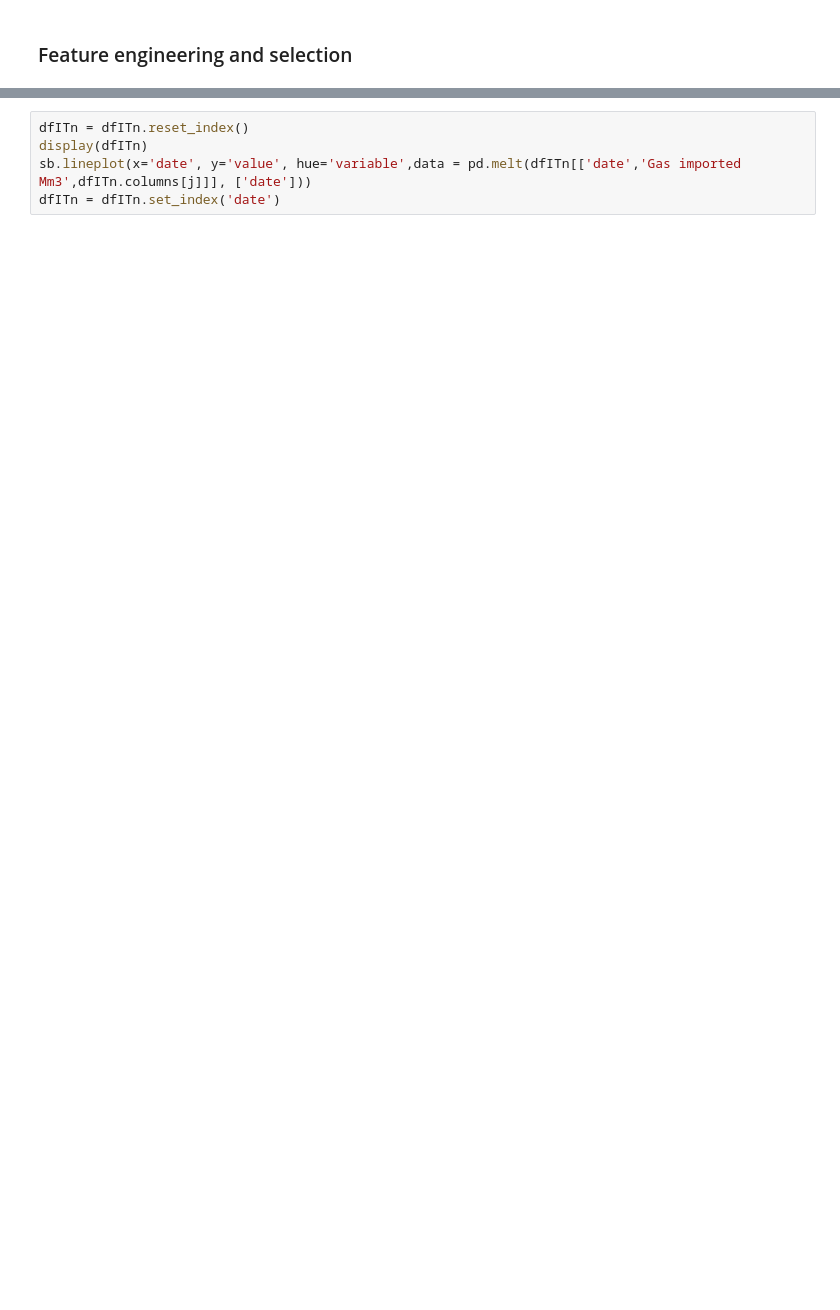
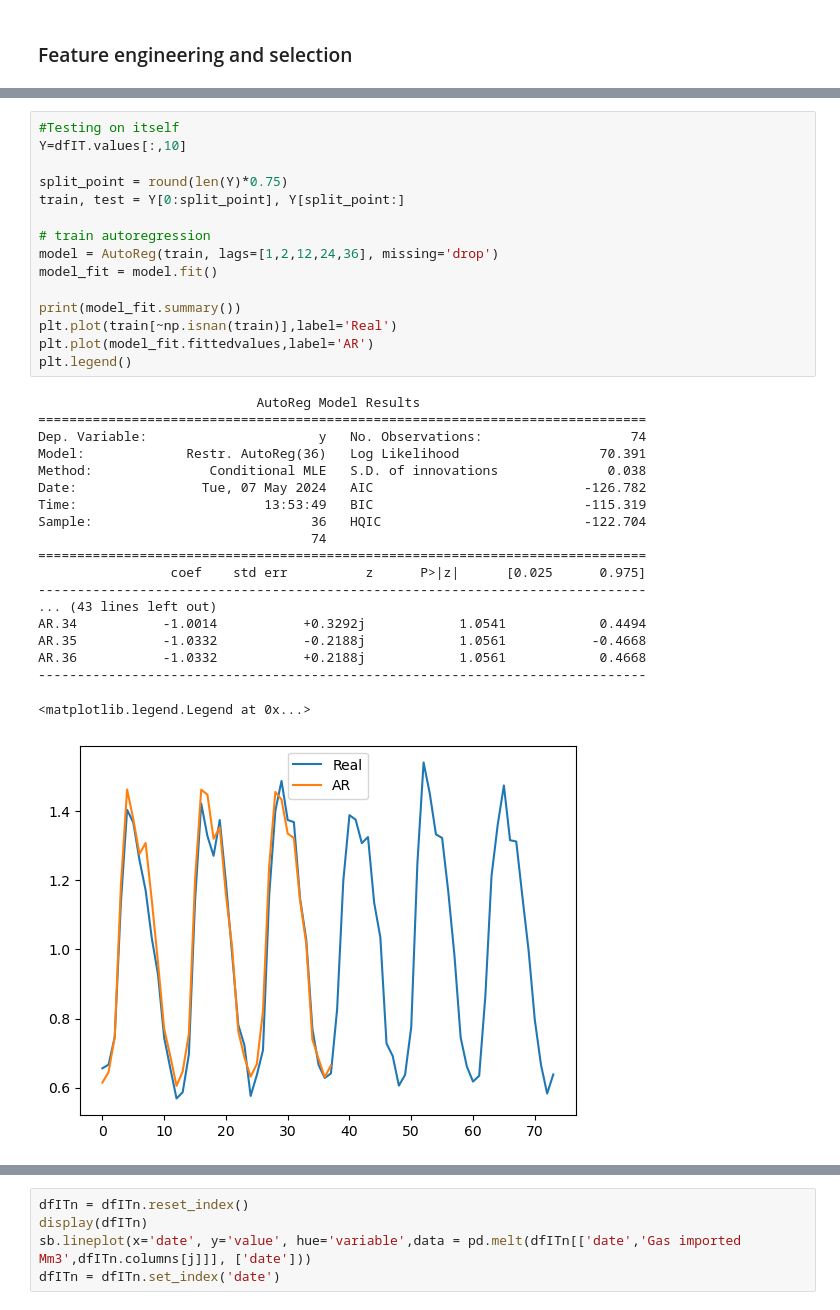
Before and after one commit to gaya22/Project_3_SEne, a Jupyter notebook: 04_feature_selection.ipynb, the cells around one changed output, grey strips where cells are left out. Saved outputs shown, nothing was run; the diff lists cells and outputs as text; blank space fills up the shorter version.

```diff
--- a/04_feature_selection.ipynb
+++ b/04_feature_selection.ipynb
@@ -35,0 +45,35 @@ DatetimeIndex(['2008-01-01', '2008-02-01', '2008-03-01', '2008-04-01',
+# %%
+#Testing on itself
+Y=dfIT.values[:,10]
+
+split_point = round(len(Y)*0.75)
+train, test = Y[0:split_point], Y[split_point:]
+
+# train autoregression
+model = AutoReg(train, lags=[1,2,12,24,36], missing='drop')
+model_fit = model.fit()
+
+print(model_fit.summary())
+plt.plot(train[~np.isnan(train)],label='Real')
+plt.plot(model_fit.fittedvalues,label='AR')
+plt.legend()
+# %% [output]
+                            AutoReg Model Results
+==============================================================================
+Dep. Variable:                      y   No. Observations:                   74
+Model:             Restr. AutoReg(36)   Log Likelihood                  70.391
+Method:               Conditional MLE   S.D. of innovations              0.038
+Date:                Tue, 07 May 2024   AIC                           -126.782
+Time:                        13:53:49   BIC                           -115.319
+Sample:                            36   HQIC                          -122.704
+                                   74
+==============================================================================
+                 coef    std err          z      P>|z|      [0.025      0.975]
+------------------------------------------------------------------------------
+... (43 lines left out)
+AR.34           -1.0014           +0.3292j            1.0541            0.4494
+AR.35           -1.0332           -0.2188j            1.0561           -0.4668
+AR.36           -1.0332           +0.2188j            1.0561            0.4668
+------------------------------------------------------------------------------
+<matplotlib.legend.Legend at 0x...>
+[figure, added]
```
Also changed, not shown: parts of 9 cells of this notebook, 5 other files.
